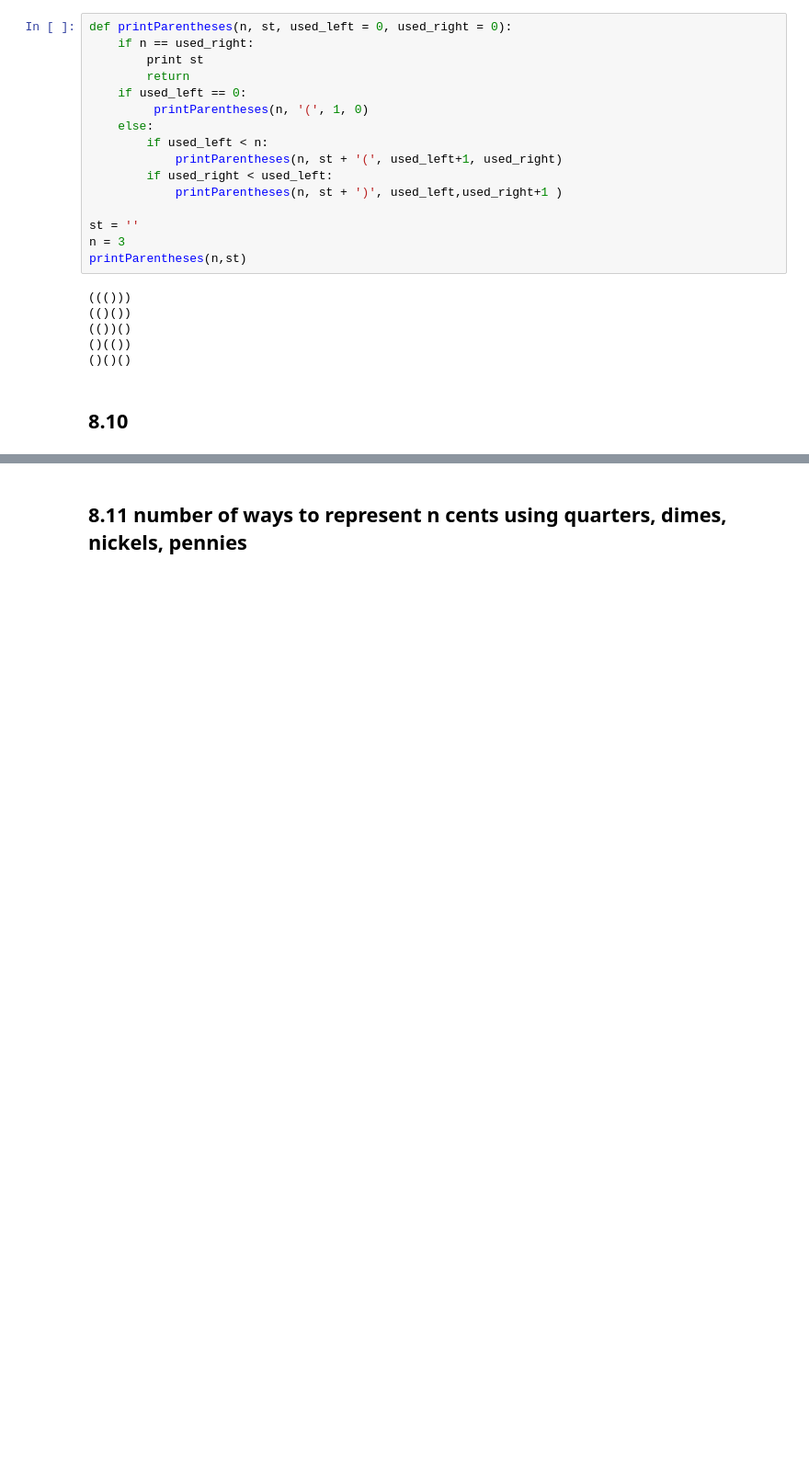
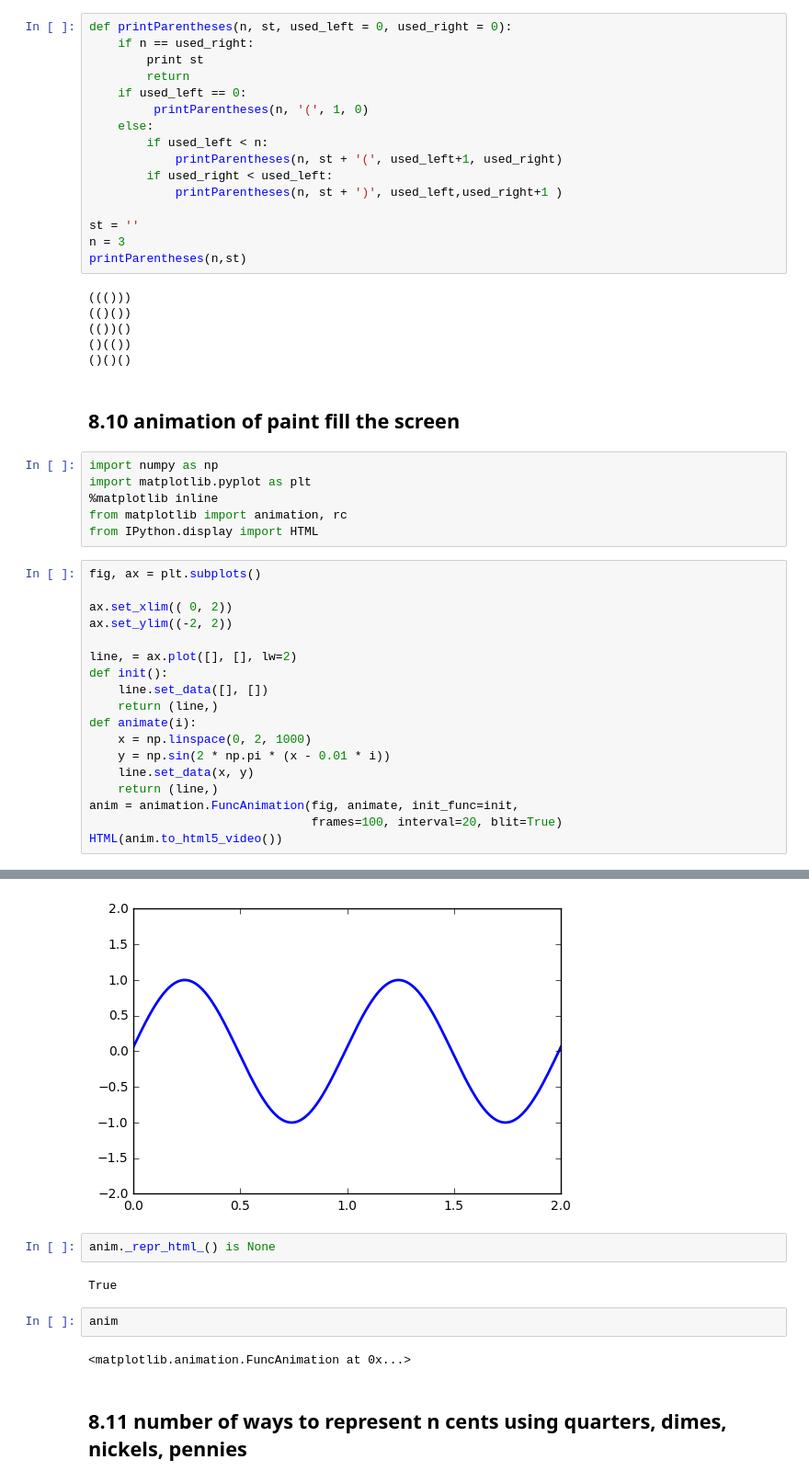
Before and after one commit to ronnnwu/codetheInterviewExercises, a Jupyter notebook: Ch8.ipynb, the cells around one changed output, grey strips where cells are left out. Shown: that part at 92% size. Saved outputs shown, nothing was run; the diff lists cells and outputs as text; blank space fills up the shorter version.

Commit message:
anima

```diff
--- a/Ch8.ipynb
+++ b/Ch8.ipynb
@@ -289,4 +298,29 @@ printParentheses(n,st)
 ()(())
 ()()()
 # %% [markdown]
-## 8.10
+## 8.10 animation of paint fill the screen
+# %%
+import numpy as np
+import matplotlib.pyplot as plt
+%matplotlib inline
+from matplotlib import animation, rc
+from IPython.display import HTML
+# %%
+fig, ax = plt.subplots()
+
+ax.set_xlim(( 0, 2))
+ax.set_ylim((-2, 2))
+
+line, = ax.plot([], [], lw=2)
+def init():
+    line.set_data([], [])
+    return (line,)
+def animate(i):
+    x = np.linspace(0, 2, 1000)
+    y = np.sin(2 * np.pi * (x - 0.01 * i))
+    line.set_data(x, y)
+    return (line,)
+anim = animation.FuncAnimation(fig, animate, init_func=init,
+                               frames=100, interval=20, blit=True)
+HTML(anim.to_html5_video())
+# %% [output]
@@ -293,2 +328,11 @@ printParentheses(n,st)
+[figure, added]
+# %%
+anim._repr_html_() is None
+# %% [output]
+True
+# %%
+anim
+# %% [output]
+<matplotlib.animation.FuncAnimation at 0x...>
 # %% [markdown]
 ## 8.11 number of ways to represent n cents using quarters, dimes, nickels, pennies
```
Also changed, not shown: parts of 22 cells of this notebook.
